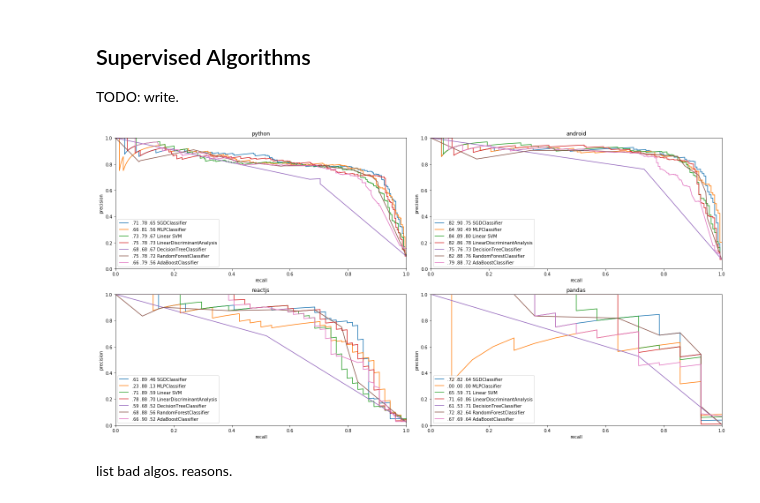
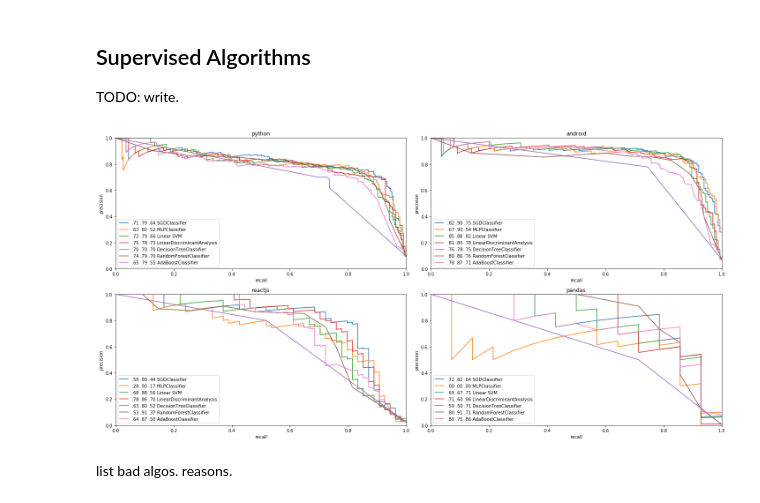
Before and after one commit to glouwa/StackOverflowTopicClustering, a Jupyter notebook: classify.ipynb, the cells around one changed output. Drawn from its saved outputs; the diff is of its cells as text; code cells hidden in the pictures.

```diff
--- a/classify.ipynb
+++ b/classify.ipynb
@@ -99,10 +81,10 @@ TODO: write.<br>
 # %%
 %matplotlib inline
 import classify
 #classify.run('32_title_body', 'chi2', ['python', 'android', 'html', 'php'])
-classify.run('stackoverflow/lemma/nltk/32/TIBC/', 'f_classif', ['python', 'android', 'reactjs', 'pandas'])
+classify.run('stackoverflow/lemma/nltk/32/TIBC/', 'chi2', 1000, ['python', 'android', 'reactjs', 'pandas'])
 # %% [output]
-[figure, old version]
+[figure, new version]
 # %% [markdown]
 list bad algos. reasons.
 # %% [markdown]
```
Also changed, not shown: parts of 3 cells of this notebook, 8 other files.
